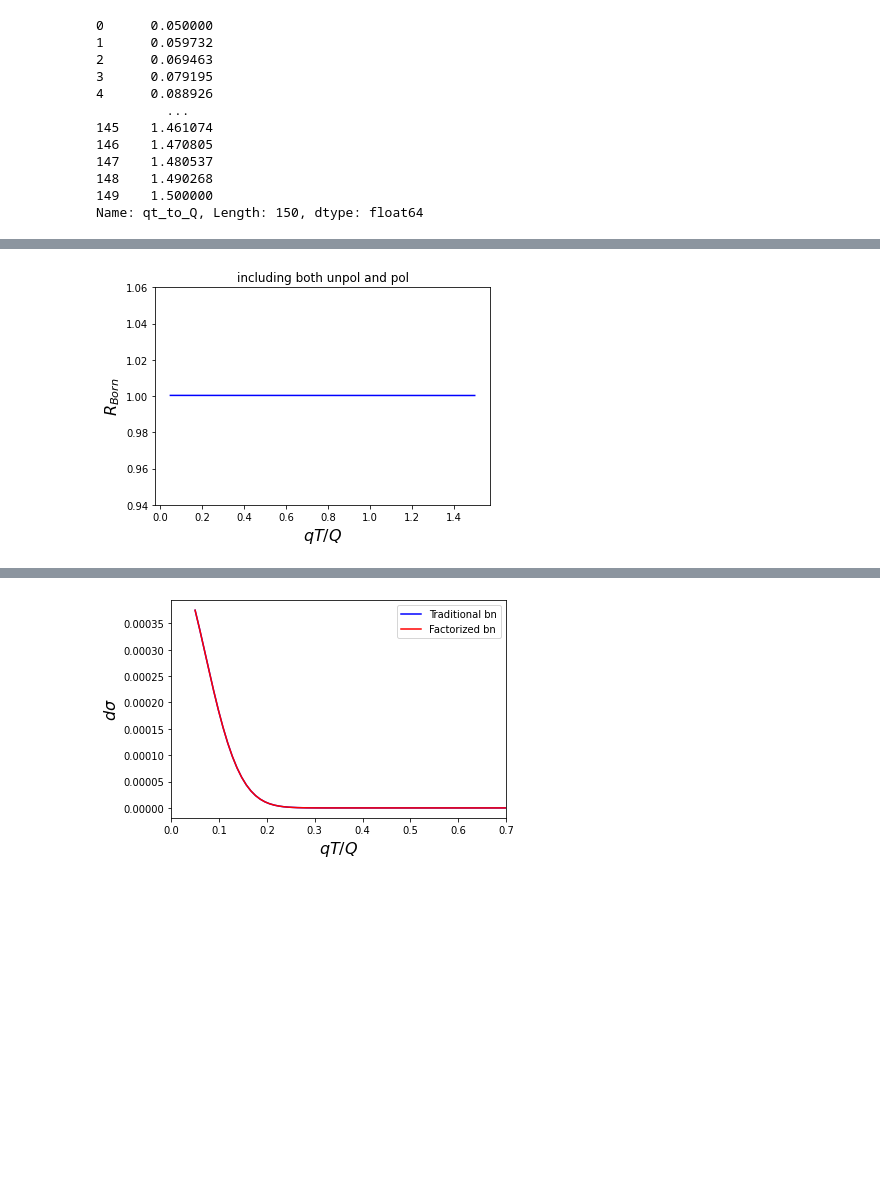
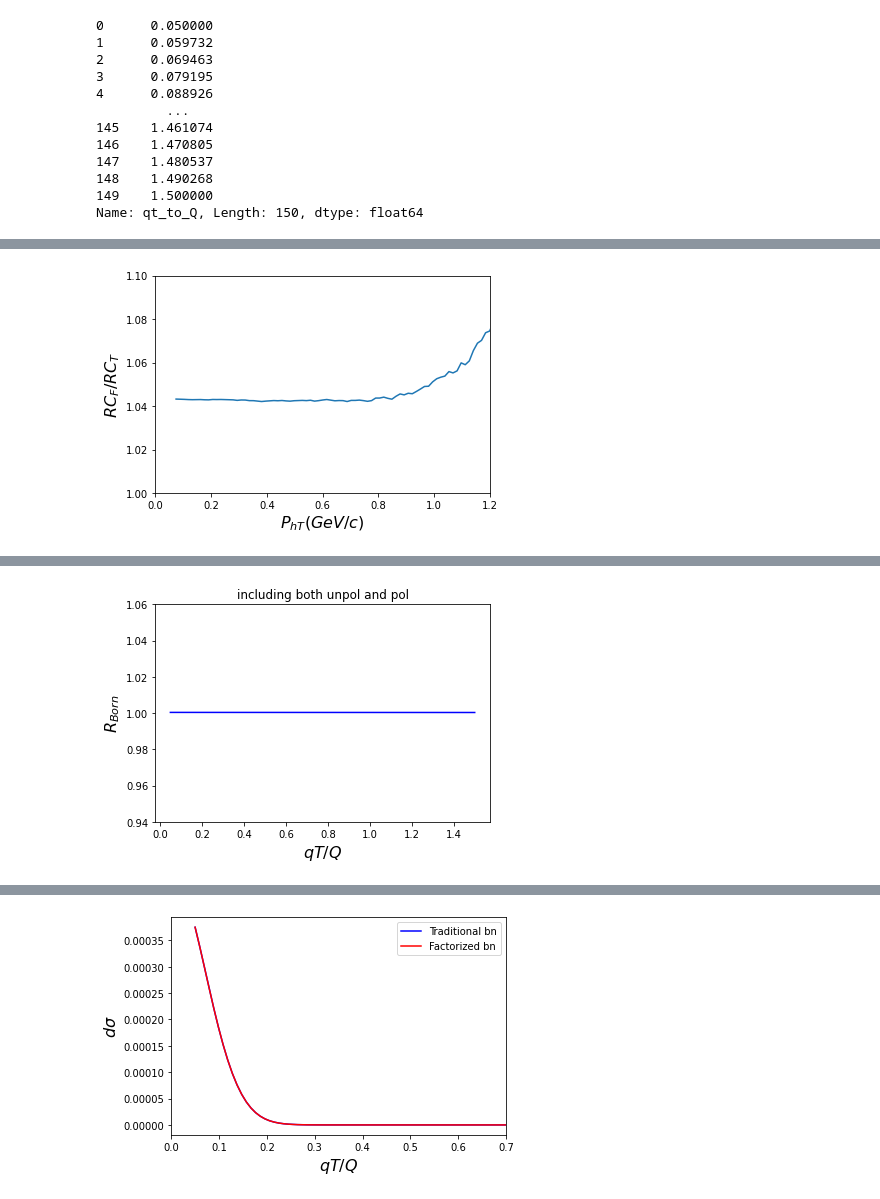
Before and after one commit to Mengzhendada/compare, a Jupyter notebook: Traditional_Factorized_compare_fine.ipynb, the cells around one changed output, grey strips where cells are left out. Saved outputs shown, nothing was run; the diff lists cells and outputs as text; code cells hidden in the pictures; blank space fills up the shorter version.

```diff
--- a/Traditional_Factorized_compare_fine.ipynb
+++ b/Traditional_Factorized_compare_fine.ipynb
@@ -11,6 +11,17 @@ import math
 #    EIC 2: sqrt(S)=140 GeV, Q=10 GeV, y=0.4, z=0.5
 #    EIC 3: sqrt(S)=140 GeV, Q=5 GeV, x=0.01, z=0.5
 #    qt_to_Q = PhT/x/Q
+
+def Get_error(value1,error1,value2,error2):
+    ratios=[]
+    ratios_err=[]
+    for i in range(0,len(value1)):
+        ratio = value1[i]/value2[i]
+        ratio_err = ratio*math.sqrt((error1[i]/value1[i])**2+(error2[i]/value2[i])**2)
+        ratios.append(ratio)
+        ratios_err.append(ratio_err)
+    return ratios,ratios_err
+    #return value1/value2,(value1/value2)*math.sqrt((error1/value1)**2+(error2/value2)**2)
 # %%
 df_T_eic3_unpol = pd.read_csv('results/Tra-results/results-fine/without-vac-pol/eic3-unpol.txt',delim_whitespace=True)
 qt_to_Q = df_T_eic3_unpol['qt_to_Q']
@@ -71,8 +88,11 @@ df_T_eic2_col.head()
 # %%
 df_T_eic1_unpol = pd.read_csv('results/Tra-results/results-fine/results/eic1-unpol.txt',delim_whitespace=True)
+df_T_eic1_unpol.columns=['qt_to_Q','unpol_bn','unpol_bn_err','unpol_rc','unpol_rc_err','sivers_bn','sivers_bn_err','sivers_rc','sivers_rc_err','collins_bn','collins_bn_err','collins_rc','collins_rc_err']
 df_T_eic1_unpol.head()
 df_T_eic1_siv = pd.read_csv('results/Tra-results/results-fine/results/eic1-siv.txt',delim_whitespace=True)
+df_T_eic1_siv.columns=['qt_to_Q','unpol_bn','unpol_bn_err','unpol_rc','unpol_rc_err','sivers_bn','sivers_bn_err','sivers_rc','sivers_rc_err','collins_bn','collins_bn_err','collins_rc','collins_rc_err']
 df_T_eic1_siv.head()
 df_T_eic1_col = pd.read_csv('results/Tra-results/results-fine/results/eic1-col.txt',delim_whitespace=True)
+df_T_eic1_col.columns=['qt_to_Q','unpol_bn','unpol_bn_err','unpol_rc','unpol_rc_err','sivers_bn','sivers_bn_err','sivers_rc','sivers_rc_err','collins_bn','collins_bn_err','collins_rc','collins_rc_err']
 df_T_eic1_col.head()
 # %% [output]
@@ -707,12 +796,52 @@ plt.figure()
 F_Born_eic1 = np.asarray(df_F_EIC_1_unpol_bn['xs'])
 T_Born_eic1 = np.asarray(df_T_eic1_unpol['unpol_bn'])
 R_Born_eic1 = F_Born_eic1/T_Born_eic1
-plt.plot(np.asarray(df_F_EIC_1_unpol_bn['qT_Q']),R_Born_eic1,color='b')
-plt.xlabel('$qT/Q$',fontsize=16)
+plt.plot(np.asarray(df_F_EIC_1_unpol_bn['qT_Q'])*0.5*3,R_Born_eic1,color='b')
+plt.xlabel('$P_{hT}(GeV/c)$',fontsize=16)
 plt.ylabel('$R_{Born}$',fontsize=16)
 plt.ylim(0.94,1.06)
 plt.title('including unpol')
 plt.savefig('results/compare/Fine/compare_born_unpol_eic1.pdf')
+
+
+plt.figure()
+F_RC_eic1 = np.asarray(df_F_EIC_1_unpol_rc['xs'])
+T_RC_eic1 = np.asarray(df_T_eic1_unpol['unpol_rc'])
+RC_F = (F_Born_eic1/F_RC_eic1)
+RC_T = (T_Born_eic1/T_RC_eic1)
+plt.plot(np.asarray(df_F_EIC_1_unpol_rc['qT_Q'])*0.5*3,RC_F/RC_T,label='$RC_F/RC_T')
+plt.xlabel('$P_{hT}(GeV/c)$',fontsize=16)
+plt.ylabel('$RC_F/RC_T$',fontsize =16)
+plt.ylim(1,1.1)
+plt.xlim(0,1.2)
+#plt.title('including unpol')
+plt.savefig('results/compare/Fine/compare_RC_unpol_Pt_eic1.pdf')
+
+fig1 = plt.figure()
+ax1 = fig1.add_subplot()
+fig2 = plt.figure()
+ax2 = fig2.add_subplot()
+F_bnerr_eic1 = np.asarray(df_F_EIC_1_unpol_bn['xs_err'])
+T_bnerr_eic1 = np.asarray(df_T_eic1_unpol['unpol_bn_err'])
+F_RCerr_eic1 = np.asarray(df_F_EIC_1_unpol_rc['xs_err'])
+T_RCerr_eic1 = np.asarray(df_T_eic1_unpol['unpol_rc_err'])
+RC_Fs,RCerr_Fs=Get_error(F_Born_eic1,F_bnerr_eic1,F_RC_eic1,F_RCerr_eic1)
+RC_Ts,RCerr_Ts=Get_error(T_Born_eic1,T_bnerr_eic1,T_RC_eic1,T_RCerr_eic1)
+RC_ratios,RC_ratioerrs=Get_error(RC_Fs,RCerr_Fs,RC_Ts,RCerr_Ts)
+
+ax1.fill_between(np.asarray(df_F_EIC_1_unpol_rc['qT_Q'].to_list()),np.asarray(RC_Fs)-np.asarray(RCerr_Fs),np.asarray(RC_Fs)+np.asarray(RCerr_Fs),color='red',alpha=0.25,linewidth=0)
+ax1.fill_between(np.asarray(df_F_EIC_1_unpol_rc['qT_Q'].to_list()),np.asarray(RC_Ts)-np.asarray(RCerr_Ts),np.asarray(RC_Ts)+np.asarray(RCerr_Ts),color='blue',alpha=0.25,linewidth=0)
+ax1.plot(np.asarray(df_F_EIC_1_unpol_rc['qT_Q'].to_list()),RC_Fs,color='red',label='Factorized')
+ax1.plot(np.asarray(df_F_EIC_1_unpol_rc['qT_Q'].to_list()),RC_Ts,color='blue',label='Traditional')
+ax1.set_xlabel('$qT/Q$',fontsize=16)
+ax1.set_ylabel('RC',fontsize=16)
+ax1.legend()
+fig1.savefig('results/compare/Fine/RCs_both_eic1.pdf')
+ax2.fill_between(np.asarray(df_F_EIC_1_unpol_rc['qT_Q'].to_list()),np.asarray(RC_ratios)-np.asarray(RC_ratioerrs),np.asarray(RC_ratios)+np.asarray(RC_ratioerrs),color='black',alpha=0.25,linewidth=0)
+ax2.plot(np.asarray(df_F_EIC_1_unpol_rc['qT_Q'].to_list()),RC_ratios,color='black')
+ax2.set_xlabel('$qT/Q$',fontsize=16)
+ax2.set_ylabel('$RC_F/RC_T$',fontsize=16)
+fig2.savefig('results/compare/Fine/compare_RC_unpol_eic1.pdf')
 
 plt.figure()
 F_Born_eic1 = np.asarray(df_F_EIC_1_unpol_bn['xs'])+np.asarray(df_F_EIC_1_siv_bn['xs'])+np.asarray(df_F_EIC_1_col_bn['xs'])
@@ -725,27 +854,17 @@ plt.ylim(0.94,1.06)
 plt.title('including both unpol and pol')
 plt.savefig('results/compare/Fine/compare_born_both_eic1.pdf')
 
-plt.figure()
-F_RC_eic1 = np.asarray(df_F_EIC_1_unpol_rc['xs'])
-T_RC_eic1 = np.asarray(df_T_eic1_unpol['unpol_rc'])
-RC_T = (F_Born_eic1/F_RC_eic1)
-RC_F = (T_Born_eic1/T_RC_eic1)
-plt.plot(np.asarray(df_F_EIC_1_unpol_rc['qT_Q']),RC_F/RC_T,label='$RC_F/RC_T')
-plt.xlabel('$qT/Q$',fontsize=16)
-plt.ylabel('$RC_F/RC_T$',fontsize =16)
-plt.ylim(0.9,1.2)
-plt.title('including unpol')
-plt.savefig('results/compare/Fine/compare_RC_unpol_eic1.pdf')
+
 
 plt.figure()
 F_RC_eic1 = np.asarray(df_F_EIC_1_unpol_rc['xs'])+np.asarray(df_F_EIC_1_siv_rc['xs'])+np.asarray(df_F_EIC_1_col_rc['xs'])
 T_RC_eic1 = np.asarray(df_T_eic1_unpol['unpol_rc'])+np.asarray(df_T_eic1_siv['sivers_rc'])+np.asarray(df_T_eic1_col['collins_rc'])
-RC_T = (F_Born_eic1/F_RC_eic1)
-RC_F = (T_Born_eic1/T_RC_eic1)
+RC_F = (F_Born_eic1/F_RC_eic1)
+RC_T = (T_Born_eic1/T_RC_eic1)
 plt.plot(np.asarray(df_F_EIC_1_unpol_rc['qT_Q']),RC_F/RC_T,label='$RC_F/RC_T')
 plt.xlabel('$qT/Q$',fontsize=16)
 plt.ylabel('$RC_F/RC_T$',fontsize =16)
-plt.ylim(0.9,1.2)
+#plt.ylim(0.9,1.2)
 plt.title('including both unpol and pol')
 plt.savefig('results/compare/Fine/compare_RC_both_eic1.pdf')
 # %% [output]
@@ -753 +872 @@ plt.savefig('results/compare/Fine/compare_RC_both_eic1.pdf')
-[figure, old version]
+[figure, new version]
@@ -755,0 +875 @@ plt.savefig('results/compare/Fine/compare_RC_both_eic1.pdf')
+[figure, added]
```
Also changed, not shown: parts of 19 cells of this notebook, 41 other files.
